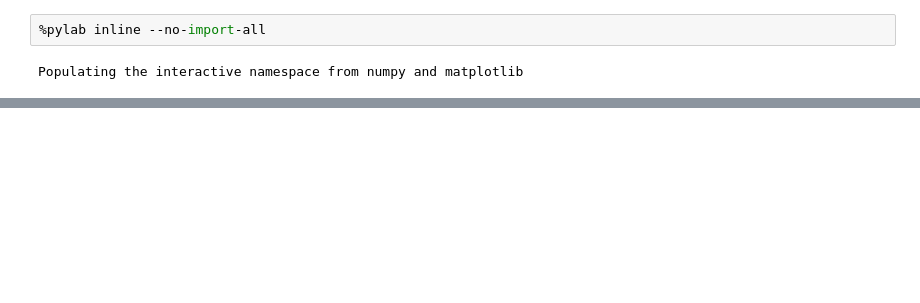
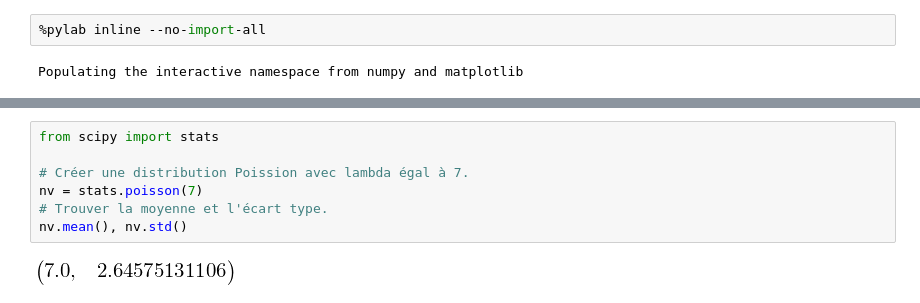
Before and after one commit to emk/statistiques_en_francais, a Jupyter notebook: Processus de Poisson.ipynb, the cells around one changed output, grey strips where cells are left out. Saved outputs shown, nothing was run; the diff lists cells and outputs as text; blank space fills up the shorter version.

Commit message:
Jouer un peu avec SciPy.stats.poisson

```diff
--- a/Processus de Poisson.ipynb
+++ b/Processus de Poisson.ipynb
@@ -158,0 +164,9 @@ axes.set_title("Distribution Poisson")
+# %%
+from scipy import stats
+
+# Créer une distribution Poission avec lambda égal à 7.
+nv = stats.poisson(7)
+# Trouver la moyenne et l'écart type.
+nv.mean(), nv.std()
+# %% [output]
+[figure, added]
```
Also changed, not shown: parts of 9 cells of this notebook.
